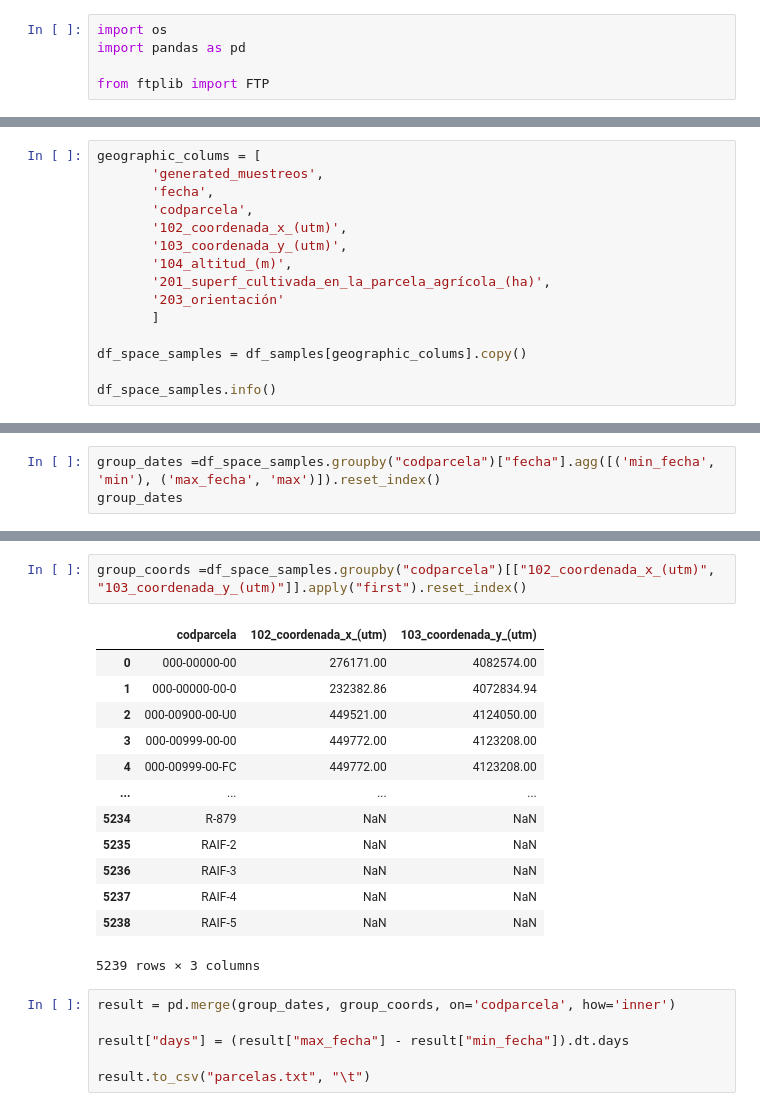
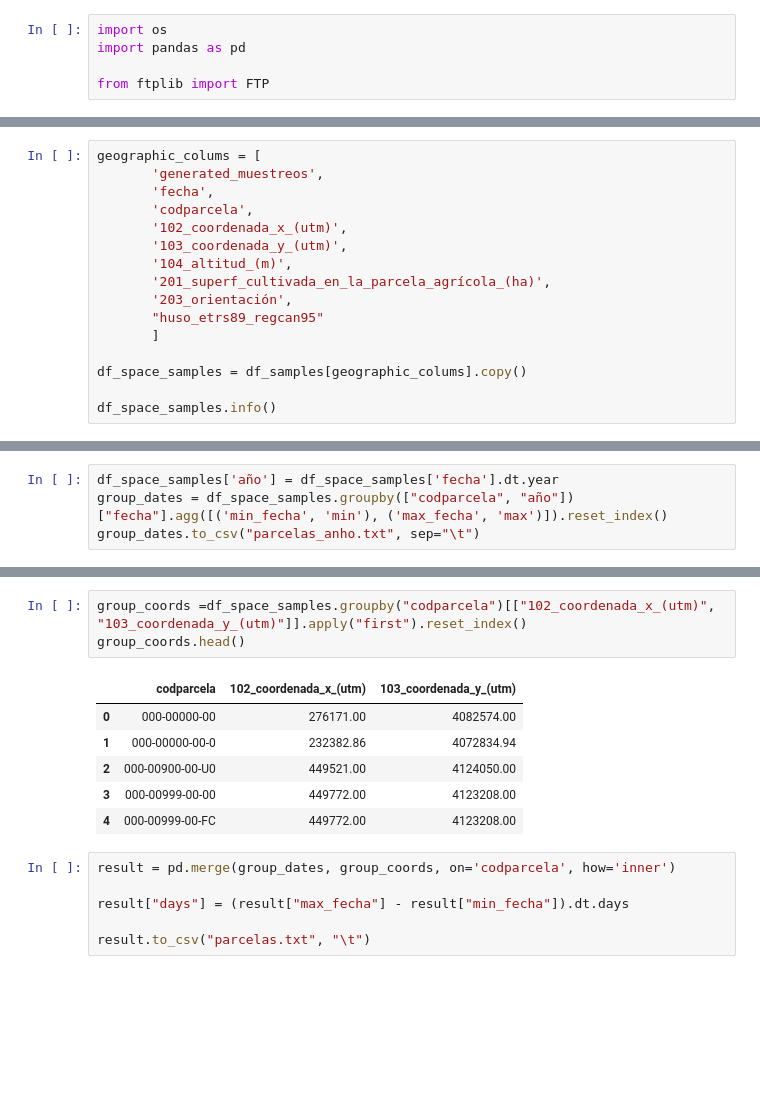
Before and after one commit to Zrive/zrive-ds-4q23-olive, a Jupyter notebook: src/explore_carlos.ipynb, the cells around one changed output, grey strips where cells are left out. Cells and saved outputs as stored; diff of their text form; blank space fills up the shorter version.

```diff
--- a/src/explore_carlos.ipynb
+++ b/src/explore_carlos.ipynb
@@ -55,7 +39,8 @@ geographic_colums = [
        '103_coordenada_y_(utm)',
        '104_altitud_(m)',
        '201_superf_cultivada_en_la_parcela_agrícola_(ha)',
-       '203_orientación'
+       '203_orientación',
+       "huso_etrs89_regcan95"
        ]
 
 df_space_samples = df_samples[geographic_colums].copy()
@@ -97,3 +85,4 @@ df_space_samples.groupby(df_space_samples.codparcela)[["fecha", "codparcela"]].a
 # %%
-group_dates =df_space_samples.groupby("codparcela")["fecha"].agg([('min_fecha', 'min'), ('max_fecha', 'max')]).reset_index()
-group_dates
+df_space_samples['año'] = df_space_samples['fecha'].dt.year
+group_dates = df_space_samples.groupby(["codparcela", "año"])["fecha"].agg([('min_fecha', 'min'), ('max_fecha', 'max')]).reset_index()
+group_dates.to_csv("parcelas_anho.txt", sep="\t")
@@ -114,19 +89,13 @@ group_dates
 # %%
 group_coords =df_space_samples.groupby("codparcela")[["102_coordenada_x_(utm)", "103_coordenada_y_(utm)"]].apply("first").reset_index()
+group_coords.head()
 # %% [output]
 |  | codparcela | 102_coordenada_x_(utm) | 103_coordenada_y_(utm) |
 | 0 | 000-00000-00 | 276171.00 | 4082574.00 |
 | 1 | 000-00000-00-0 | 232382.86 | 4072834.94 |
 | 2 | 000-00900-00-U0 | 449521.00 | 4124050.00 |
 | 3 | 000-00999-00-00 | 449772.00 | 4123208.00 |
 | 4 | 000-00999-00-FC | 449772.00 | 4123208.00 |
-| ... | ... | ... | ... |
-| 5234 | R-879 | NaN | NaN |
-| 5235 | RAIF-2 | NaN | NaN |
-| 5236 | RAIF-3 | NaN | NaN |
-| 5237 | RAIF-4 | NaN | NaN |
-| 5238 | RAIF-5 | NaN | NaN |
-5239 rows × 3 columns
 # %%
 result = pd.merge(group_dates, group_coords, on='codparcela', how='inner')
 
```
Also changed, not shown: parts of 31 cells of this notebook, 6 other files.
